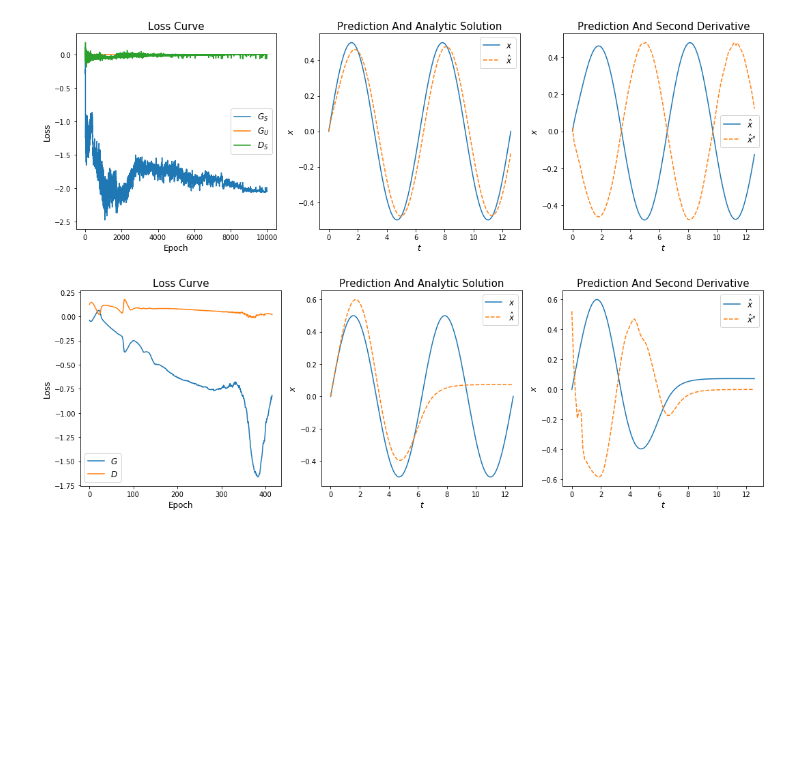
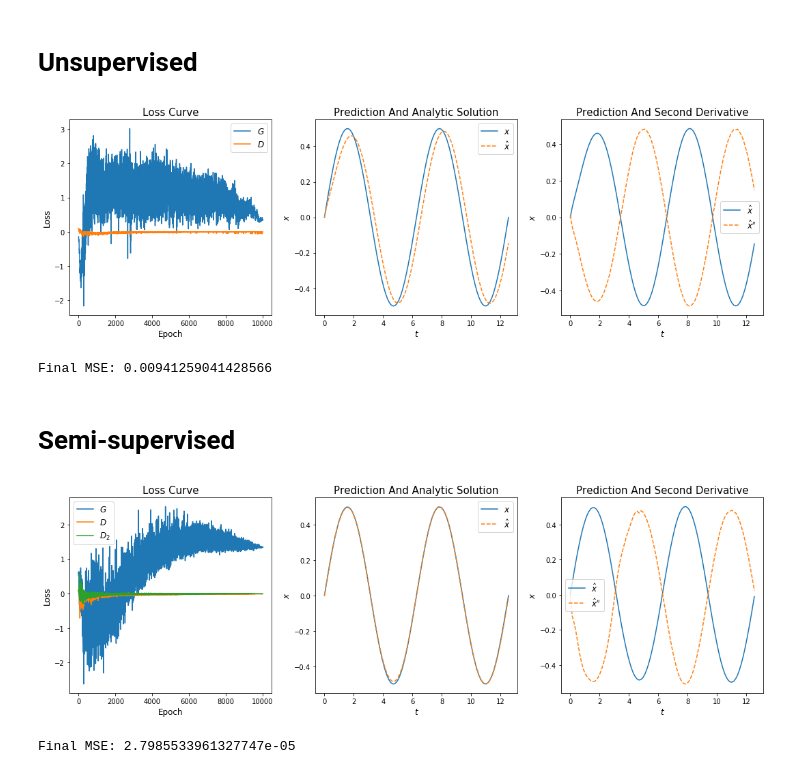
Before and after one commit to dylanrandle/denn, a Jupyter notebook: notebooks/sho/Unsupervised.ipynb, the cells around one changed output. Cells and saved outputs as stored; diff of their text form; code cells hidden in the pictures; blank space fills up the shorter version.

Commit message:
add notebooks with illustrative results for new unsupervised/semi-supervised approach

```diff
--- a/notebooks/sho/Unsupervised.ipynb
+++ b/notebooks/sho/Unsupervised.ipynb
@@ -4,37 +4,50 @@ from denn.sho.gan_sho import train_GAN_SHO
 import torch.nn as nn
+# %% [markdown]
+# Unsupervised
 # %%
 G = Generator(in_dim=1, out_dim=1,
-              n_hidden_units=32,
-              n_hidden_layers=4,
+              n_hidden_units=64,
+              n_hidden_layers=8,
               activation=nn.Tanh(), # twice diff'able activation
               output_tan=True,      # true output range should be (-1,1) if True
               residual=True)
 
 D = Discriminator(in_dim=2, out_dim=1,
-                  n_hidden_units=32,
-                  n_hidden_layers=4,
+                  n_hidden_units=64,
+                  n_hidden_layers=8,
                   activation=nn.Tanh(),
                   unbounded=True, # true for WGAN
                   residual=True)
 
-res = train_GAN_SHO(G, D, final_plot=True, num_epochs=10000)
+res = train_GAN_SHO_unsupervised(G, D, d_lr=2e-4, final_plot=True, num_epochs=10000)
 # %% [output]
-[figure, old version]
+[figure, new version]
+Final MSE: 0.00941259041428566
+# %% [markdown]
+# Semi-supervised
 # %%
 G = Generator(in_dim=1, out_dim=1,
-              n_hidden_units=32,
-              n_hidden_layers=4,
+              n_hidden_units=64,
+              n_hidden_layers=8,
               activation=nn.Tanh(), # twice diff'able activation
               output_tan=True,      # true output range should be (-1,1) if True
               residual=True)
 
 D = Discriminator(in_dim=2, out_dim=1,
-                  n_hidden_units=32,
-                  n_hidden_layers=4,
+                  n_hidden_units=64,
+                  n_hidden_layers=8,
                   activation=nn.Tanh(),
                   unbounded=True, # true for WGAN
                   residual=True)
 
-res = train_GAN_SHO(G, D, final_plot=True, d_lr=2e-4,  g_lr=1e-3, num_epochs=10000, realtime_plot=True, check_every=5)
+D2 = Discriminator(in_dim=2, out_dim=1,
+                  n_hidden_units=64,
+                  n_hidden_layers=8,
+                  activation=nn.Tanh(),
+                  unbounded=True, # true for WGAN
+                  residual=True)
+
+res = train_GAN_SHO_semisupervised(G, D, D2, d_lr=2e-4, final_plot=True, num_epochs=10000)
 # %% [output]
-[figure, old version]
+[figure, new version]
+Final MSE: 2.7985533961327747e-05
```
Also changed, not shown: parts of 1 cell of this notebook, 2 other files.
